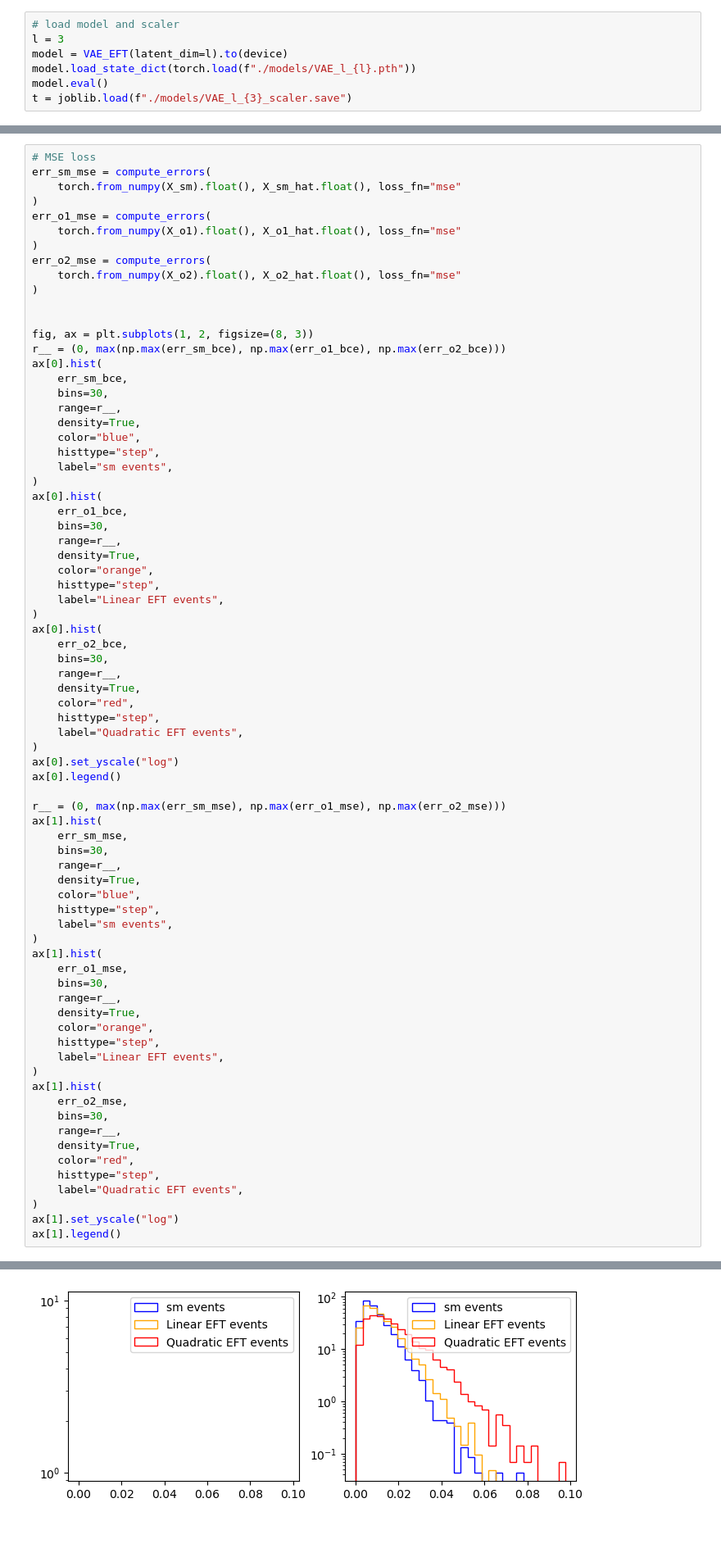
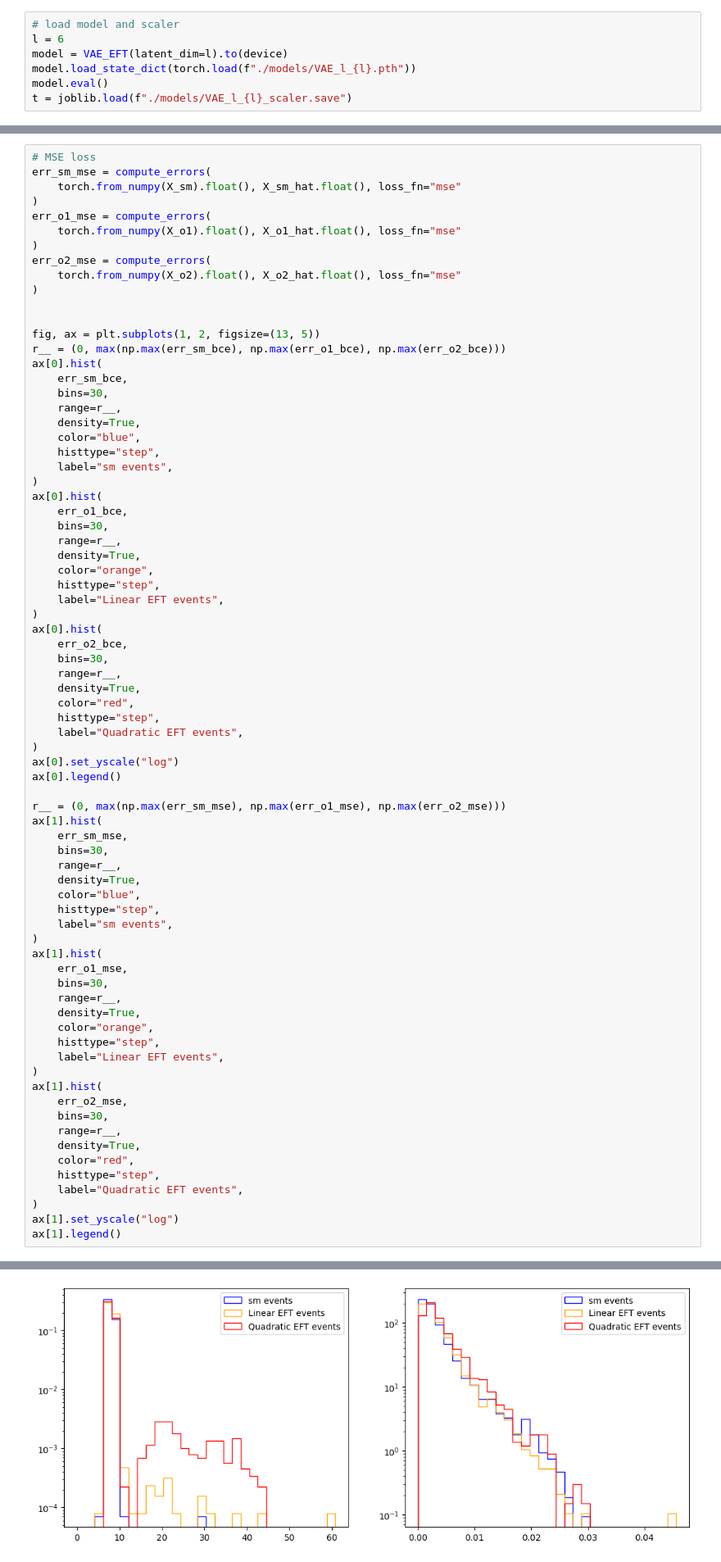
Before and after one commit to baptistebarthe/EFT-VAE, a Jupyter notebook: use_model.ipynb, the cells around one changed output, grey strips where cells are left out. Shown at 82% size. Cells and saved outputs as stored; diff of their text form; blank space fills up the shorter version.

```diff
--- a/use_model.ipynb
+++ b/use_model.ipynb
@@ -17,11 +17,11 @@ M_Z = 91.1876
 device = torch.device("cuda:0" if torch.cuda.is_available() else "cpu")
 # %%
 # load model and scaler
-l = 3
+l = 6
 model = VAE_EFT(latent_dim=l).to(device)
 model.load_state_dict(torch.load(f"./models/VAE_l_{l}.pth"))
 model.eval()
-t = joblib.load(f"./models/VAE_l_{3}_scaler.save")
+t = joblib.load(f"./models/VAE_l_{l}_scaler.save")
 # %% [markdown]
 ### Load datasets
 # %%
@@ -276,7 +294,7 @@ err_o2_mse = compute_errors(
 )
 
 
-fig, ax = plt.subplots(1, 2, figsize=(8, 3))
+fig, ax = plt.subplots(1, 2, figsize=(13, 5))
 r__ = (0, max(np.max(err_sm_bce), np.max(err_o1_bce), np.max(err_o2_bce)))
 ax[0].hist(
     err_sm_bce,
@@ -313,34 +331,34 @@ ax[1].hist(
     err_sm_mse,
     bins=30,
     range=r__,
     density=True,
     color="blue",
     histtype="step",
     label="sm events",
 )
 ax[1].hist(
     err_o1_mse,
     bins=30,
     range=r__,
     density=True,
     color="orange",
     histtype="step",
     label="Linear EFT events",
 )
 ax[1].hist(
     err_o2_mse,
     bins=30,
     range=r__,
     density=True,
     color="red",
     histtype="step",
     label="Quadratic EFT events",
 )
 ax[1].set_yscale("log")
 ax[1].legend()
 # %% [output]
 <matplotlib.legend.Legend at 0x...>
-[figure, old version]
+[figure, new version]
 # %% [markdown]
 ### Chi2 Plots
 # %%
```
Also changed, not shown: parts of 6 cells of this notebook, 8 other files.
